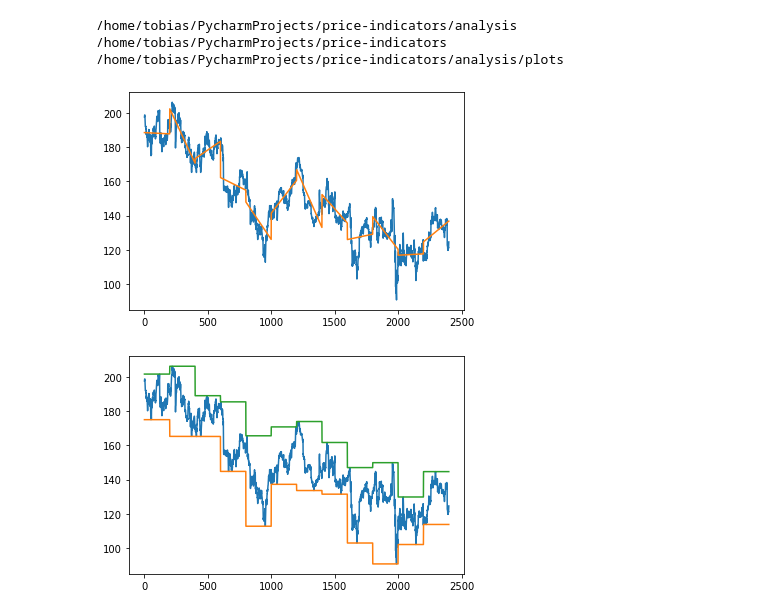
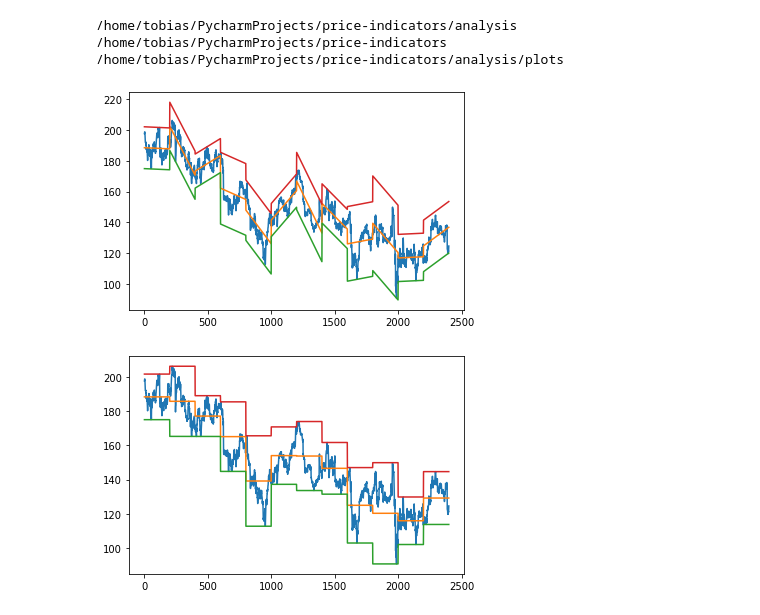
Before and after one commit to tobsel7/price-indicators, a Jupyter notebook: analysis/plots/trend_line_plots.ipynb, the cells around one changed output. Cells and saved outputs as stored; diff of their text form; code cells hidden in the pictures.

```diff
--- a/analysis/plots/trend_line_plots.ipynb
+++ b/analysis/plots/trend_line_plots.ipynb
@@ -27,18 +29,28 @@ ibm = load_data_set("IBM_original")
 # %%
 interval = 200
 
 sample = ibm
 sample_size = len(sample)
 initial_values, slopes = utilities.regression_lines(np.array(sample["current_price"]), interval=interval)
 initial_values = initial_values[::interval].repeat(interval)
 slopes = slopes[::interval].repeat(interval)
 y_regression = initial_values + np.arange(len(initial_values)) * slopes
 
+price_regression_difference = y_regression - sample["current_price"][:len(initial_values)]
+
+
+price_regression_difference_max = np.abs(price_regression_difference)
+for i in range(len(price_regression_difference_max)):
+    price_regression_difference_max[interval * i : interval * (i + 1)] = np.max(price_regression_difference_max[interval * i : interval * (i + 1)])
+
 plt.plot(np.arange(len(initial_values)), sample["current_price"][:len(initial_values)])
 plt.plot(np.arange(len(initial_values)), y_regression)
+plt.plot(np.arange(len(initial_values)), y_regression - price_regression_difference_max)
+plt.plot(np.arange(len(initial_values)), y_regression + price_regression_difference_max)
+
 plt.show()
 # %% [output]
-[figure, old version]
+[figure, new version]
 # %%
 interval = 200
 
@@ -47,11 +59,13 @@ sample_size = len(sample)
 lower, upper = formulas.horizontal_channel(np.array(sample["current_price"]), interval=interval)
 lower = lower[interval::interval].repeat(interval)
 upper = upper[interval::interval].repeat(interval)
+middle = (lower + upper) / 2
 
 plt.plot(np.arange(len(lower)), sample["current_price"][:len(lower)])
+plt.plot(np.arange(len(middle)), middle)
 plt.plot(np.arange(len(lower)), lower)
 plt.plot(np.arange(len(upper)), upper)
 
 plt.show()
 # %% [output]
-[figure, old version]
+[figure, new version]
```
Also changed, not shown: parts of 1 cell of this notebook, 5 other files.
